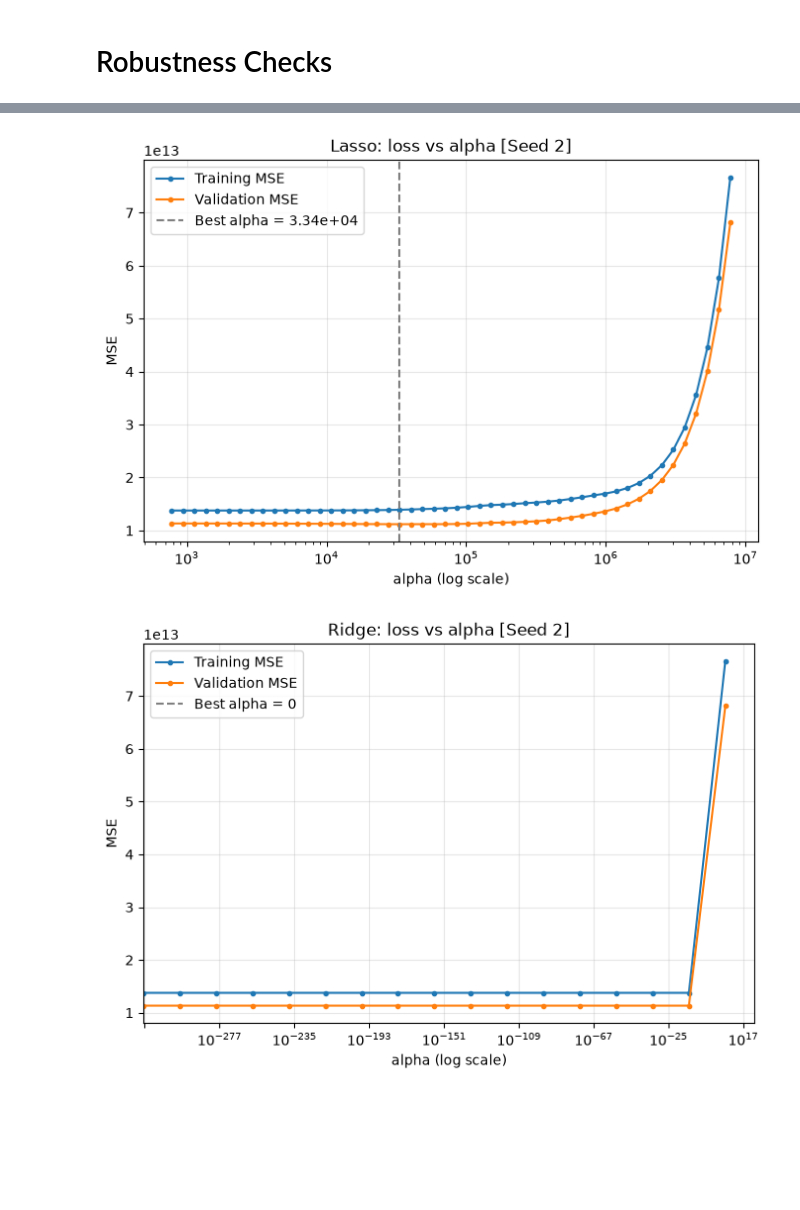
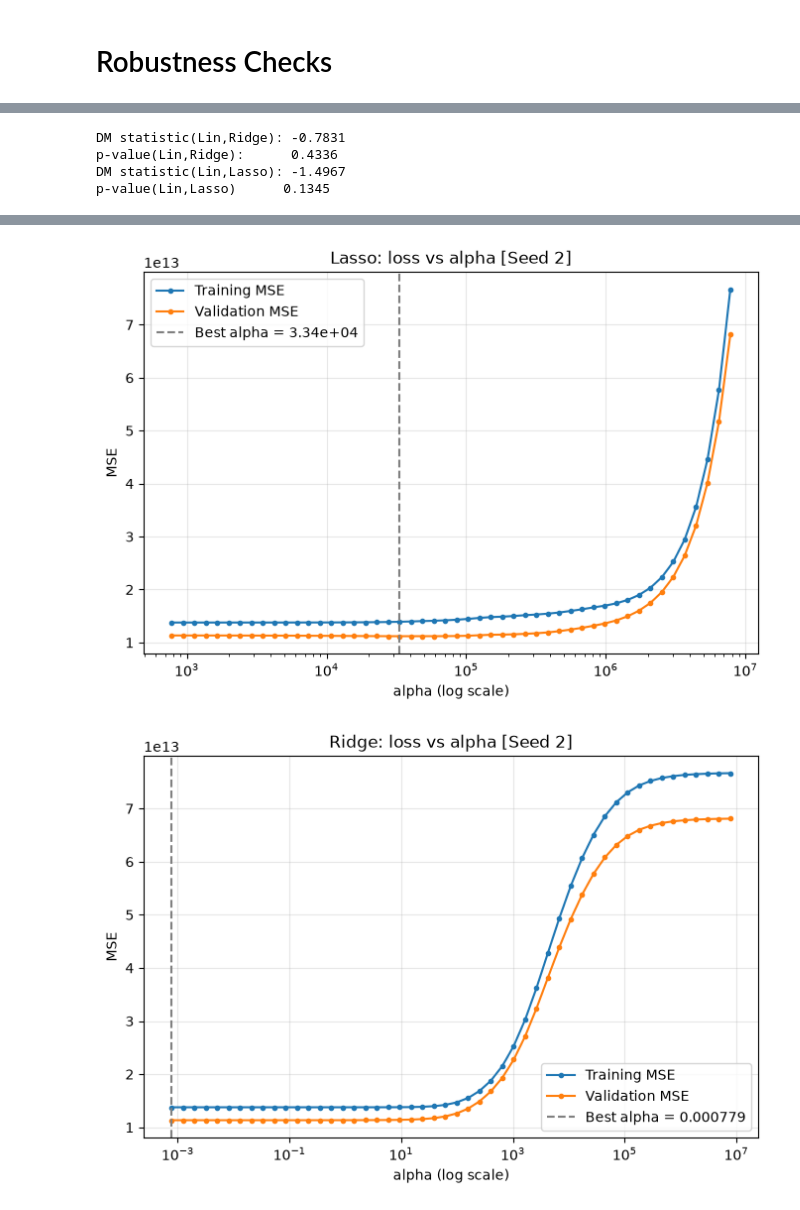
Before and after one commit to triazzlon/ML-Assignment, a Jupyter notebook: MLF_CASE_2930864_XX.ipynb, the cells around one changed output, grey strips where cells are left out. Saved outputs shown, nothing was run; the diff lists cells and outputs as text; code cells hidden in the pictures; blank space fills up the shorter version.

```diff
--- a/MLF_CASE_2930864_XX.ipynb
+++ b/MLF_CASE_2930864_XX.ipynb
@@ -276,3 +228,0 @@ from sklearn.pipeline import make_pipeline
-# %%
-Y = df_clean['Price']
-X = df_clean['Area']
@@ -447,17 +381,15 @@ The predicted multivariate regression shows that the predicted base price of a h
 # %% [markdown]
 # Model 2 Lasso
 # %%
-def run_lasso(prepared, label, feature_names=None, n_alphas=50, decades=4, max_iter=50000, seed=None):
+def run_lasso(prepared, label, feature_names=None, n_alphas=50, decades=4, max_iter=50000):
     # We repeat the step of turning the data into arrays
     X_train, X_val, X_test, y_train, y_val, y_test = prepared
     X_train, X_val, X_test = (np.asarray(a, dtype=float) for a in (X_train, X_val, X_test))
     y_train, y_val, y_test = (np.asarray(a, dtype=float) for a in (y_train, y_val, y_test))
     n, k = X_train.shape
-    # We
+    # We include this so we can match the feature names in the printout
     if feature_names is not None:
         assert len(feature_names) == k, "feature_names must match the number of columns"
-    if seed is not None:
-        random.seed(seed)
 
     # Here we centre the data
     Xc = X_train - X_train.mean(axis=0)
@@ -465,11 +397,12 @@ def run_lasso(prepared, label, feature_names=None, n_alphas=50, decades=4, max_i
     alpha_max = np.max(np.abs(Xc.T @ (y_train - y_train.mean()))) / n
     log_hi, log_lo = np.log10(alpha_max), np.log10(alpha_max) - decades
 
-    # Step 1 is estimating the Lasso regression on the training data with a random alpha
-    random_alpha = 10 ** random.uniform(log_lo, log_hi)
-    init_model = Lasso(alpha=random_alpha, max_iter=max_iter).fit(X_train, y_train)
+    # Step 1 is estimating the Lasso regression on the training data
+    # We chose to start with alpha 1.0 as this is the scikit default
+    starting_alpha = 1.0
+    init_model = Lasso(alpha=starting_alpha, max_iter=max_iter).fit(X_train, y_train)
     init_val_mse = mean_squared_error(y_val, init_model.predict(X_val))
-    print(f"[{label}] random alpha: {random_alpha:.4g} -> validation MSE: {init_val_mse:.4f}")
+    print(f"[{label}] starting alpha: {starting_alpha:.4g} -> validation MSE: {init_val_mse:.4f}")
 
     # Step 2: optimise alpha on the validation data (models are fitted on training data only)
     alphas = np.logspace(log_lo, log_hi, n_alphas)
@@ -499,6 +432,7 @@ def run_lasso(prepared, label, feature_names=None, n_alphas=50, decades=4, max_i
         "test_mse": test_mse,
         "test_mae": test_mae,
         "test_r2": test_r2,
+        "test_pred": test_pred,
         "coef": pd.Series(best_model.coef_,
                           index=list(feature_names) if feature_names is not None else None),
     }
@@ -531,29 +465,24 @@ def run_lasso(prepared, label, feature_names=None, n_alphas=50, decades=4, max_i
 # %% [markdown]
 # Model 3 Ridge
 # %%
-def run_ridge(prepared, label, feature_names=None, n_alphas=50, decades=1000, max_iter=50000, seed=None):
-    # We repeat the step of turning the data into arrays
+# We perform the same steps as above but now for the Ridge Regression
+def run_ridge(prepared, label, feature_names=None, n_alphas=50, decades=10, max_iter=50000):
     X_train, X_val, X_test, y_train, y_val, y_test = prepared
     X_train, X_val, X_test = (np.asarray(a, dtype=float) for a in (X_train, X_val, X_test))
     y_train, y_val, y_test = (np.asarray(a, dtype=float) for a in (y_train, y_val, y_test))
     n, k = X_train.shape
-    # We
+
     if feature_names is not None:
         assert len(feature_names) == k, "feature_names must match the number of columns"
-    if seed is not None:
-        random.seed(seed)
 
-    # Here we centre the data
     Xc = X_train - X_train.mean(axis=0)
-    # alpha_max: smallest alpha at which all coefficients are zero
     alpha_max = np.max(np.abs(Xc.T @ (y_train - y_train.mean()))) / n
     log_hi, log_lo = np.log10(alpha_max), np.log10(alpha_max) - decades
 
-    # Step 1 is estimating the Ridge regression on the training data with a random alpha
-    random_alpha = 10 ** random.uniform(log_lo, log_hi)
-    init_model = Ridge(alpha=random_alpha, max_iter=max_iter).fit(X_train, y_train)
+    starting_alpha = 1.0
+    init_model = Lasso(alpha=starting_alpha, max_iter=max_iter).fit(X_train, y_train)
     init_val_mse = mean_squared_error(y_val, init_model.predict(X_val))
-    print(f"[{label}] random alpha: {random_alpha:.4g} -> validation MSE: {init_val_mse:.4f}")
+    print(f"[{label}] starting alpha: {starting_alpha:.4g} -> validation MSE: {init_val_mse:.4f}")
 
     # Step 2: optimise alpha on the validation data (models are fitted on training data only)
     alphas = np.logspace(log_lo, log_hi, n_alphas)
@@ -583,6 +512,7 @@ def run_ridge(prepared, label, feature_names=None, n_alphas=50, decades=1000, ma
         "test_mse": test_mse,
         "test_mae": test_mae,
         "test_r2": test_r2,
+        "test_pred": test_pred,
         "coef": pd.Series(best_model.coef_,
                           index=list(feature_names) if feature_names is not None else None),
     }
@@ -725,14 +767,30 @@ Wifi                   2.394045e+04
+# %%
+test_data = X_seed1[-1]
+Linear_pred_S1 = res_linear_S1['test_pred']
+Lasso_pred_S1 = res_lasso_S1['test_pred']
+Ridge_pred_S1 = res_ridge_S1['test_pred']
+
+dm_stat_S1, p_val_S1 = diebold_mariano(test_data,Linear_pred_S1,Ridge_pred_S1)
+print(f"DM statistic(Lin,Ridge): {dm_stat_S1:.4f}")
+print(f"p-value(Lin,Ridge):      {p_val_S1:.4f}")
+
+dm_stat_S1, p_val_S1 = diebold_mariano(test_data,Linear_pred_S1,Lasso_pred_S1)
+print(f"DM statistic(Lin,Lasso): {dm_stat_S1:.4f}")
+print(f"p-value(Lin,Lasso)      {p_val_S1:.4f}")
+# %% [output]
+DM statistic(Lin,Ridge): -0.7831
+p-value(Lin,Ridge):      0.4336
+DM statistic(Lin,Lasso): -1.4967
+p-value(Lin,Lasso)      0.1345
 # %%
 #Second random seed
 X_seed2 = data_prep(df_clean, "Seed 2",seed=824)
-res_clean = run_linreg(X_seed2, "Seed 2", df_clean.drop(columns=["Price"]).columns)
-res_lasso, lasso_model, lasso_loss = run_lasso(X_seed2, "Seed 2",
+res_linear_S2 = run_linreg(X_seed2, "Seed 2", df_clean.drop(columns=["Price"]).columns)
+res_lasso_S2, lasso_model, lasso_loss = run_lasso(X_seed2, "Seed 2",
     feature_names=df_clean.drop(columns=["Price"]).columns,
-    seed=42,
 )
-res_ridge, ridge_model, ridge_loss = run_ridge( X_seed2, "Seed 2",
+res_ridge_S2, ridge_model, ridge_loss = run_ridge( X_seed2, "Seed 2",
     feature_names=df_clean.drop(columns=["Price"]).columns,
-    seed=42,
 )
 # %% [output]
 [Seed 2] split sizes: 1105 369 369
@@ -755,2 +813,2 @@ Hospital               1.684509e+04
 [figure]
-[figure, old version]
+[figure, new version]
```
Also changed, not shown: parts of 39 cells of this notebook, 1 other file.
